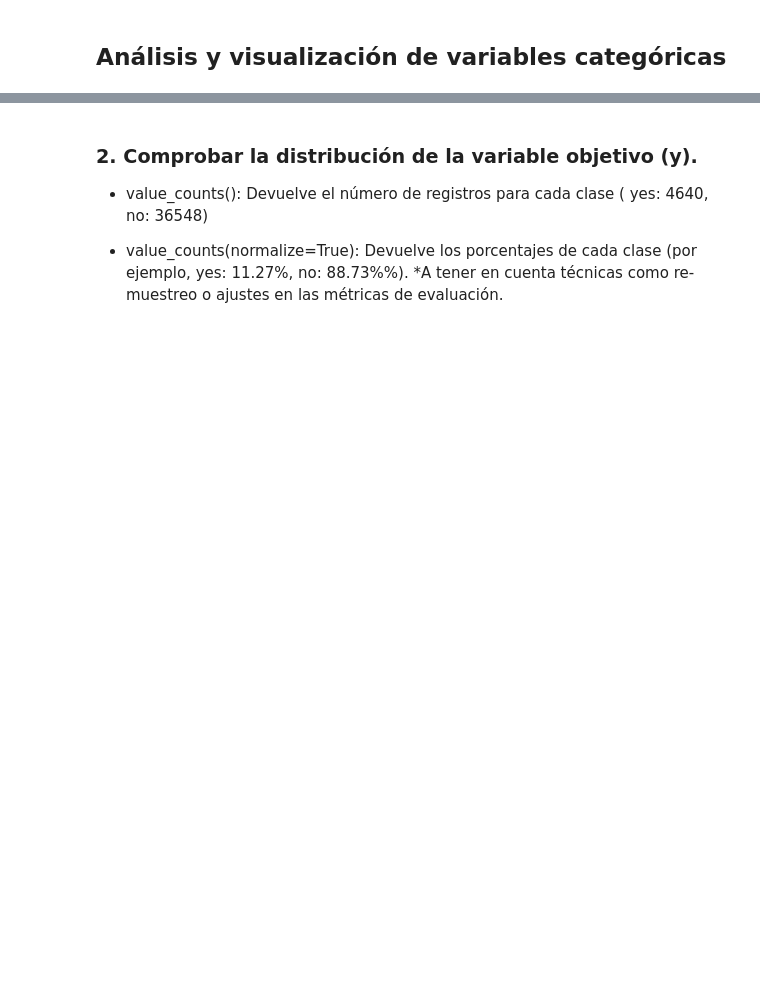
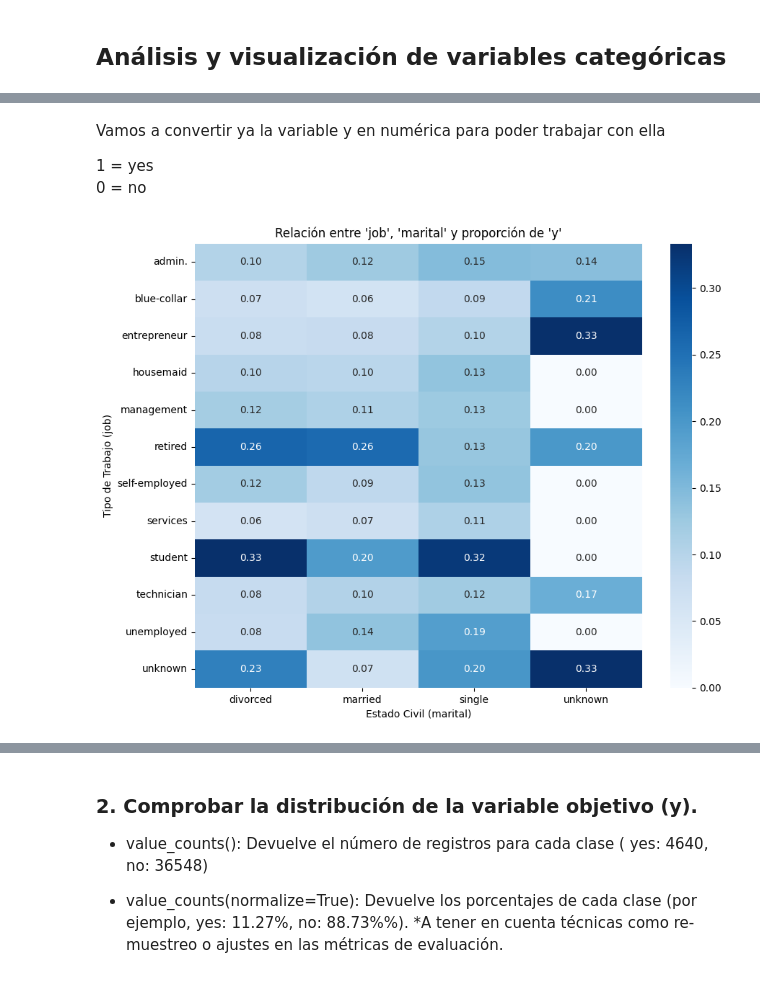
Before and after one commit to mezcolantriz/ML---Regresi-n-Log-stica, a Jupyter notebook: src/explore.ipynb, the cells around one changed output, grey strips where cells are left out. Cells and saved outputs as stored; diff of their text form; code cells hidden in the pictures; blank space fills up the shorter version.

```diff
--- a/src/explore.ipynb
+++ b/src/explore.ipynb
@@ -251,0 +252,20 @@ loan ==> Missing Values : 990, dtypes : float64
+# %% [markdown]
+Vamos a convertir ya la variable y en numérica para poder trabajar con ella
+
+1 = yes
+0 = no
+# %%
+# Convertir 'y' a numérico
+data['y'] = data['y'].apply(lambda x: 1 if x == 'yes' else 0)
+# %%
+# Heatmap cruzando dos variables categóricas
+heatmap_data = data.pivot_table(values='y', index='job', columns='marital', aggfunc='mean')
+
+plt.figure(figsize=(10, 8))
+sns.heatmap(heatmap_data, annot=True, fmt=".2f", cmap="Blues")
+plt.title("Relación entre 'job', 'marital' y proporción de 'y'")
+plt.xlabel("Estado Civil (marital)")
+plt.ylabel("Tipo de Trabajo (job)")
+plt.show()
+# %% [output]
+[figure, added]
```
Also changed, not shown: parts of 17 cells of this notebook, 1 other file.
